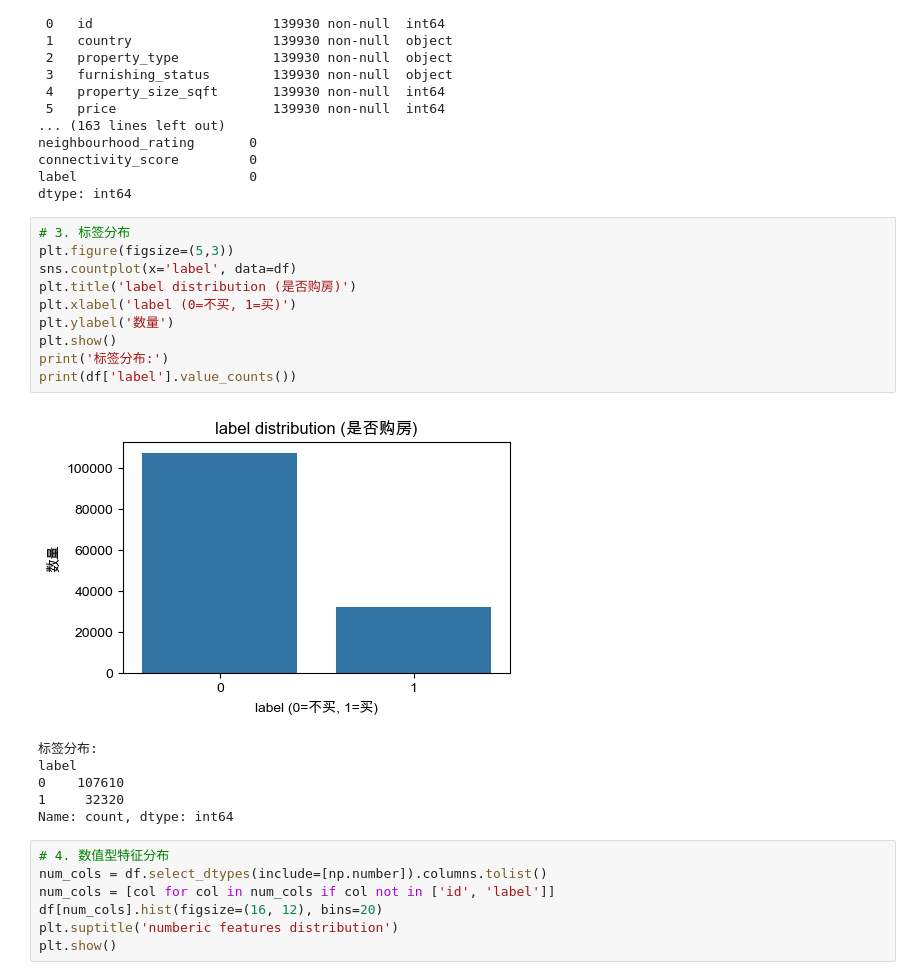
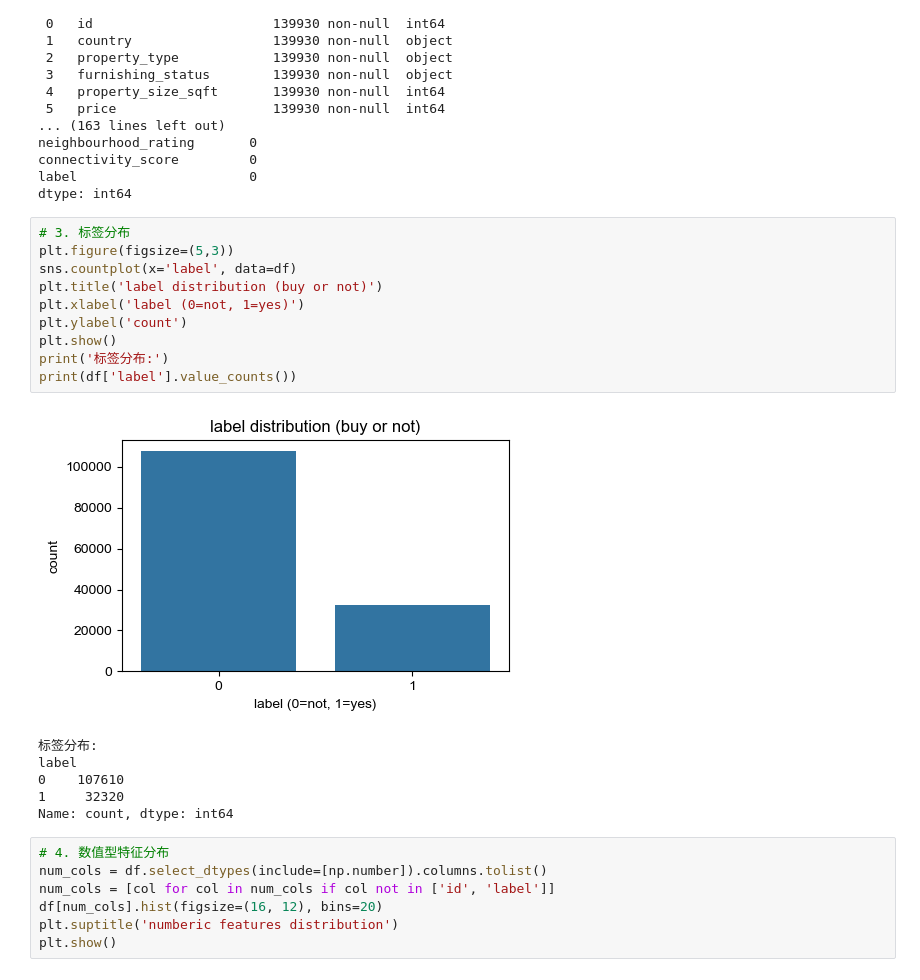
Before and after one commit to lxs1998418-spec/big-data-computing-final-project, a Jupyter notebook: sol_2/data_analysis.ipynb, the cells around one changed output. Cells and saved outputs as stored; diff of their text form.

```diff
--- a/sol_2/data_analysis.ipynb
+++ b/sol_2/data_analysis.ipynb
@@ -52,15 +106,15 @@ dtype: int64
 # %%
 # 3. 标签分布
 plt.figure(figsize=(5,3))
 sns.countplot(x='label', data=df)
-plt.title('label distribution (是否购房)')
-plt.xlabel('label (0=不买, 1=买)')
-plt.ylabel('数量')
+plt.title('label distribution (buy or not)')
+plt.xlabel('label (0=not, 1=yes)')
+plt.ylabel('count')
 plt.show()
 print('标签分布:')
 print(df['label'].value_counts())
 # %% [output]
-[figure, old version]
+[figure, new version]
 标签分布:
 label
 0    107610
```
Also changed, not shown: parts of 1 cell of this notebook, 18 other files.
